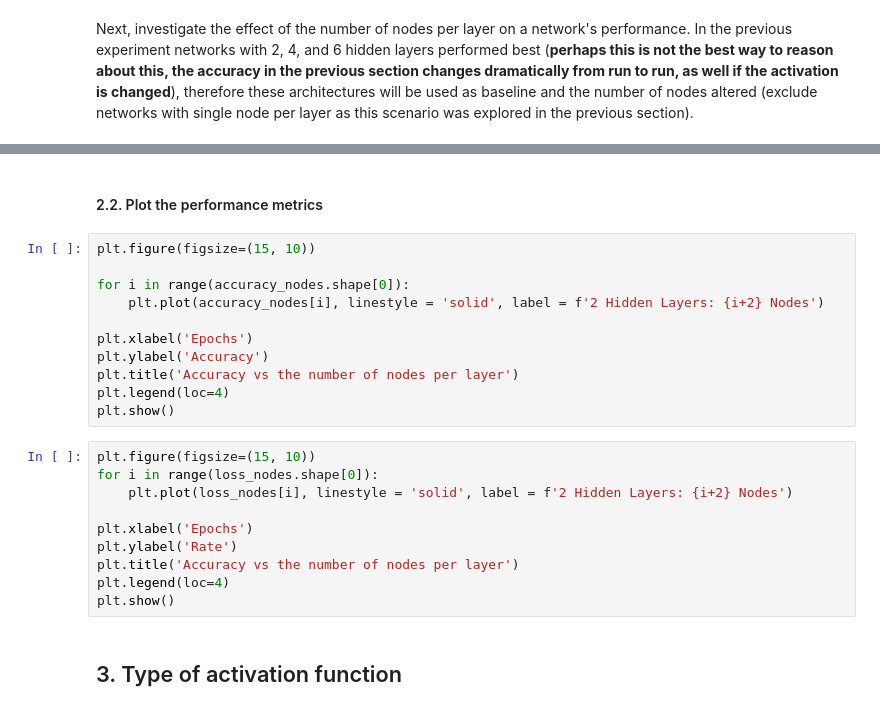
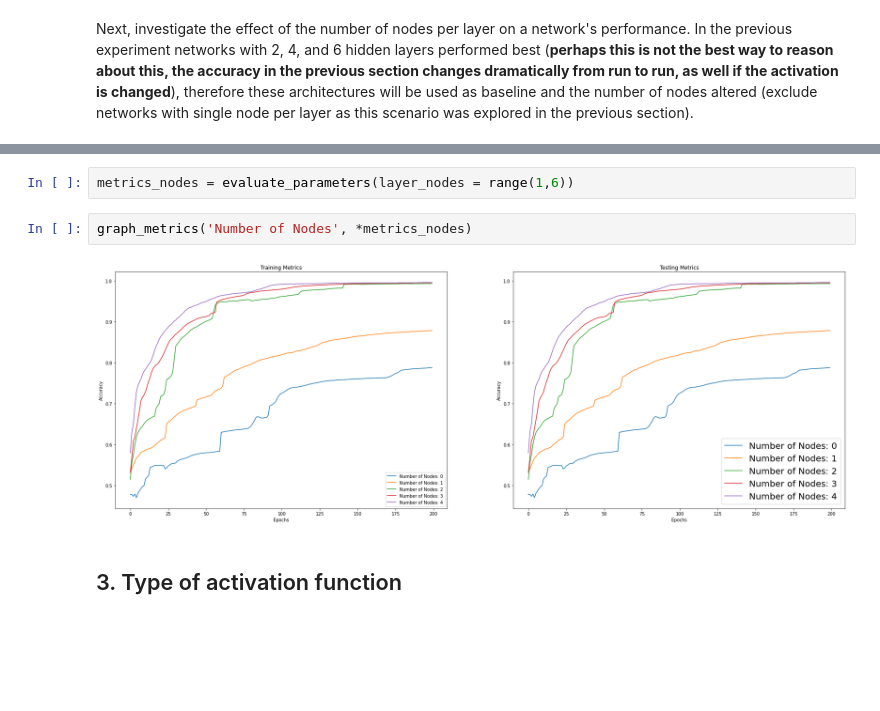
Before and after one commit to kymckay/f21bc-coursework, a Jupyter notebook: investigation.ipynb, the cells around one changed output, grey strips where cells are left out. Drawn from its saved outputs; the diff is of its cells as text; blank space fills up the shorter version.

```diff
--- a/investigation.ipynb
+++ b/investigation.ipynb
@@ -219,26 +199,9 @@ for i in range (nr_reps):
-# %% [markdown]
-#### 2.2. Plot the performance metrics
-# %%
-plt.figure(figsize=(15, 10))
-
-for i in range(accuracy_nodes.shape[0]):
-    plt.plot(accuracy_nodes[i], linestyle = 'solid', label = f'2 Hidden Layers: {i+2} Nodes')
-
-plt.xlabel('Epochs')
-plt.ylabel('Accuracy')
-plt.title('Accuracy vs the number of nodes per layer')
-plt.legend(loc=4)
-plt.show()
-# %%
-plt.figure(figsize=(15, 10))
-for i in range(loss_nodes.shape[0]):
-    plt.plot(loss_nodes[i], linestyle = 'solid', label = f'2 Hidden Layers: {i+2} Nodes')
-
-plt.xlabel('Epochs')
-plt.ylabel('Rate')
-plt.title('Accuracy vs the number of nodes per layer')
-plt.legend(loc=4)
-plt.show()
+# %%
+metrics_nodes = evaluate_parameters(layer_nodes = range(1,6))
+# %%
+graph_metrics('Number of Nodes', *metrics_nodes)
+# %% [output]
+[figure, added]
 # %% [markdown]
 ## 3. Type of activation function
 # %% [markdown]
```
Also changed, not shown: parts of 31 cells of this notebook.
